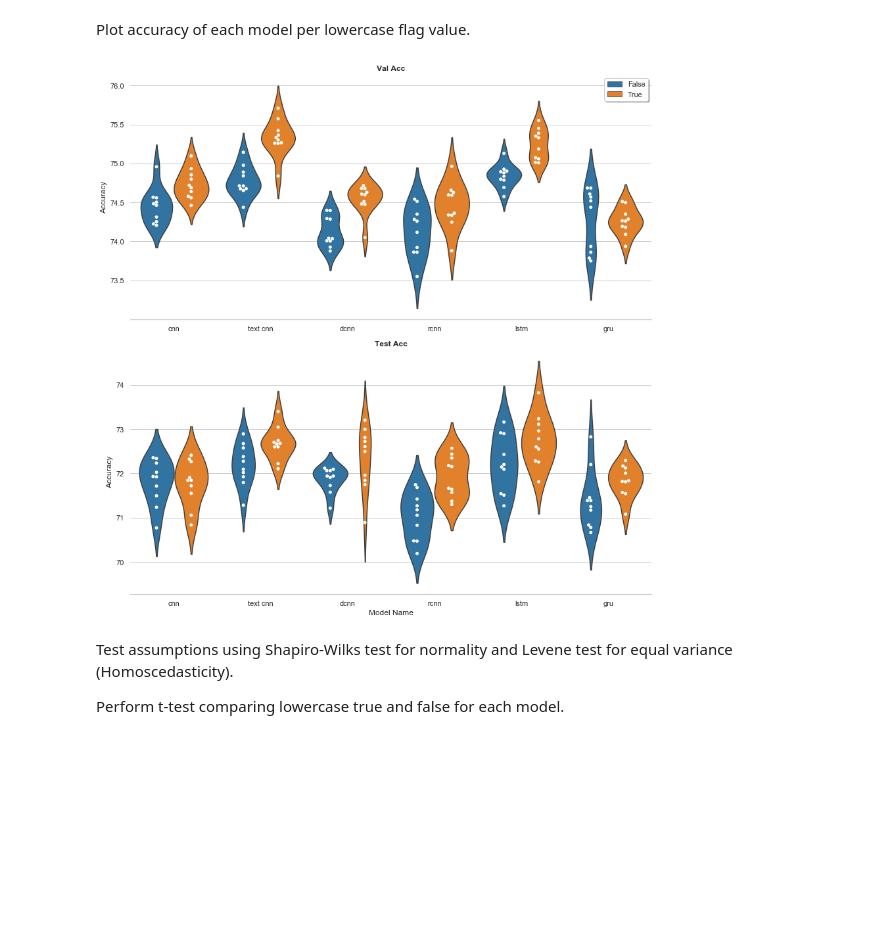
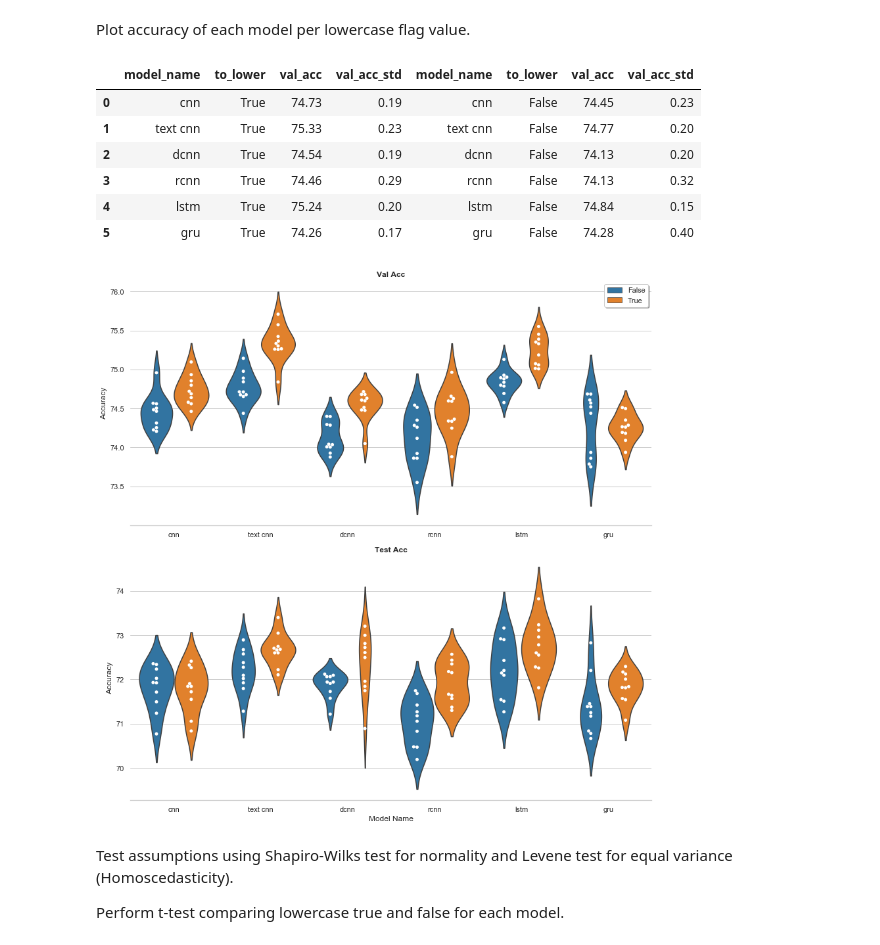
Before and after one commit to NathanDuran/Sentence-Encoding-for-DA-Classification, a Jupyter notebook: data_processing/swda_results.ipynb, the cells around one changed output. Saved outputs shown, nothing was run; the diff lists cells and outputs as text; code cells hidden in the pictures; blank space fills up the shorter version.

```diff
--- a/data_processing/swda_results.ipynb
+++ b/data_processing/swda_results.ipynb
@@ -99,16 +113,16 @@ Show lowercase flag value corresponding to max validation and test accuracy per
 exp_param = 'to_lower'
 
 # Load punctuation experiment data
-lcase_data = load_dataframe(os.path.join(task_name, exp_param, exp_param + '_data.csv'))
-lcase_mean_data = load_dataframe(os.path.join(task_name, exp_param, exp_param + '_mean_data.csv'))
+case_data = load_dataframe(os.path.join(task_name, exp_param, exp_param + '_data.csv'))
+case_mean_data = load_dataframe(os.path.join(task_name, exp_param, exp_param + '_mean_data.csv'))
 
 # Get the max values for each model
 print("Best validation accuracy in mean data:")
-print(lcase_mean_data.loc[[lcase_mean_data['val_acc'].idxmax()], ['model_name', exp_param, 'val_acc', 'val_acc_std']])
+print(case_mean_data.loc[[case_mean_data['val_acc'].idxmax()], ['model_name', exp_param, 'val_acc', 'val_acc_std']])
 print("Best test accuracy in mean data:")
-print(lcase_mean_data.loc[[lcase_mean_data['test_acc'].idxmax()], ['model_name', exp_param, 'test_acc', 'test_acc_std', 'f1_micro', 'f1_micro_std']])
-lcase_data_max = get_max(lcase_mean_data, [exp_param])
-lcase_data_max
+print(case_mean_data.loc[[case_mean_data['test_acc'].idxmax()], ['model_name', exp_param, 'test_acc', 'test_acc_std', 'f1_micro', 'f1_micro_std']])
+case_data_max = get_max(case_mean_data, [exp_param])
+case_data_max
 # %% [output]
 Best validation accuracy in mean data:
   model_name  to_lower    val_acc  val_acc_std
@@ -128,15 +142,29 @@ Plot accuracy of each model per lowercase flag value.
 # %%
 # TODO remove test data
 # Get test and validation accuracy for each model
-lcase_acc_data = lcase_data.drop(lcase_data.columns.difference(['model_name', exp_param, 'val_acc', 'test_acc']), axis=1)
-lcase_acc_data = lcase_acc_data.rename(columns={'val_acc': 'Val Acc', 'test_acc': 'Test Acc'})
-lcase_acc_data = lcase_acc_data.melt(id_vars=['model_name', exp_param])
+case_acc_data = case_data.drop(case_data.columns.difference(['model_name', exp_param, 'val_acc', 'test_acc']), axis=1)
+case_acc_data = case_acc_data.rename(columns={'val_acc': 'Val Acc', 'test_acc': 'Test Acc'})
+case_acc_data = case_acc_data.melt(id_vars=['model_name', exp_param])
 
-g, fig = plot_facetgrid(lcase_acc_data, x="model_name", y="value", hue=exp_param, col='variable', kind='swarm_violin',
+g, fig = plot_facetgrid(case_acc_data, x="model_name", y="value", hue=exp_param, col='variable', kind='swarm_violin',
                             num_legend_col=1, y_label='Accuracy', x_label='Model Name',
                             share_y=False, num_col=1, dodge=True, colour='default')
-# g.savefig(os.path.join(task_name, exp_param, exp_param + '_accuracy.png'))
+g.savefig(os.path.join(task_name, exp_param, exp_param + '_accuracy.png'))
+
+# Get the full validation accuracy/sd for lowercase false and true
+case_mean_data = case_mean_data.drop(case_mean_data.columns.difference(['model_name', exp_param, 'val_acc', 'val_acc_std']), axis=1)
+lower_case_true = case_mean_data[case_mean_data['to_lower'] == True].reset_index(drop=True)
+lower_case_false = case_mean_data[case_mean_data['to_lower'] == False].reset_index(drop=True)
+case_acc_data = pd.concat([lower_case_true, lower_case_false], axis=1, ignore_index=False).round(2)
+case_acc_data
 # %% [output]
+|  | model_name | to_lower | val_acc | val_acc_std | model_name | to_lower | val_acc | val_acc_std |
+| 0 | cnn | True | 74.73 | 0.19 | cnn | False | 74.45 | 0.23 |
+| 1 | text cnn | True | 75.33 | 0.23 | text cnn | False | 74.77 | 0.20 |
+| 2 | dcnn | True | 74.54 | 0.19 | dcnn | False | 74.13 | 0.20 |
+| 3 | rcnn | True | 74.46 | 0.29 | rcnn | False | 74.13 | 0.32 |
+| 4 | lstm | True | 75.24 | 0.20 | lstm | False | 74.84 | 0.15 |
+| 5 | gru | True | 74.26 | 0.17 | gru | False | 74.28 | 0.40 |
 [figure]
 # %% [markdown]
 Test assumptions using Shapiro-Wilks test for normality and Levene test for equal variance (Homoscedasticity).
```
Also changed, not shown: parts of 17 cells of this notebook, 15 other files.
